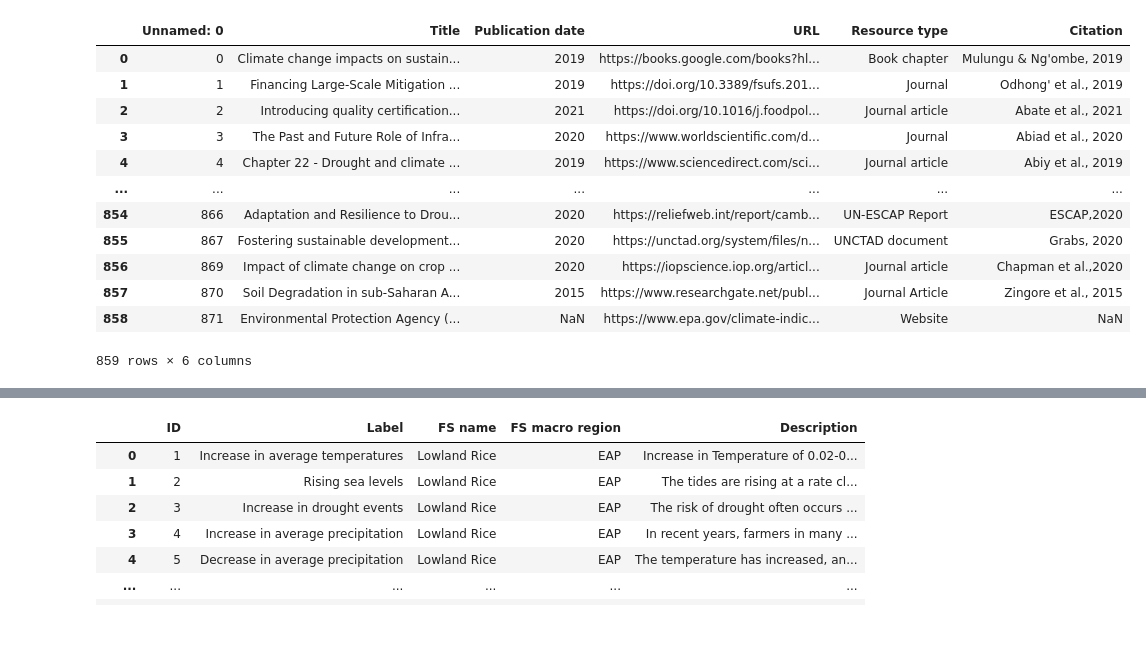
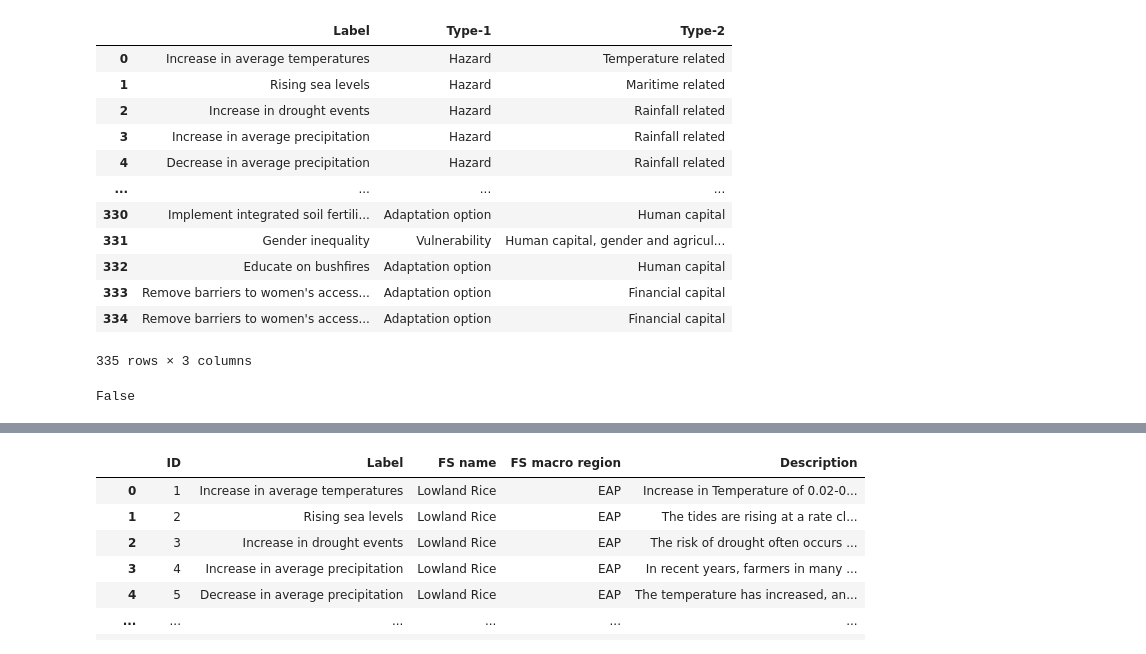
Before and after one commit to iberius96/DP_DPI, a Jupyter notebook: tests.ipynb, the cells around one changed output, grey strips where cells are left out. Drawn from its saved outputs; the diff is of its cells as text; code cells hidden in the pictures.

```diff
--- a/tests.ipynb
+++ b/tests.ipynb
@@ -6,22 +6,26 @@ import numpy as np
 import pandas as pd
 import matplotlib.pyplot as plt
 # %%
-df = pd.read_csv("test2.csv")
+df = pd.read_csv("CRISP/CSV/db/factors.csv")
 df
 # %% [output]
-|  | Unnamed: 0 | Title | Publication date | URL | Resource type | Citation |
-| 0 | 0 | Climate change impacts on sustain... | 2019 | https://books.google.com/books?hl... | Book chapter | Mulungu & Ng'ombe, 2019 |
-| 1 | 1 | Financing Large-Scale Mitigation ... | 2019 | https://doi.org/10.3389/fsufs.201... | Journal | Odhong' et al., 2019 |
-| 2 | 2 | Introducing quality certification... | 2021 | https://doi.org/10.1016/j.foodpol... | Journal article | Abate et al., 2021 |
-| 3 | 3 | The Past and Future Role of Infra... | 2020 | https://www.worldscientific.com/d... | Journal | Abiad et al., 2020 |
-| 4 | 4 | Chapter 22 - Drought and climate ... | 2019 | https://www.sciencedirect.com/sci... | Journal article | Abiy et al., 2019 |
-| ... | ... | ... | ... | ... | ... | ... |
-| 854 | 866 | Adaptation and Resilience to Drou... | 2020 | https://reliefweb.int/report/camb... | UN-ESCAP Report | ESCAP,2020 |
-| 855 | 867 | Fostering sustainable development... | 2020 | https://unctad.org/system/files/n... | UNCTAD document | Grabs, 2020 |
-| 856 | 869 | Impact of climate change on crop ... | 2020 | https://iopscience.iop.org/articl... | Journal article | Chapman et al.,2020 |
-| 857 | 870 | Soil Degradation in sub-Saharan A... | 2015 | https://www.researchgate.net/publ... | Journal Article | Zingore et al., 2015 |
-| 858 | 871 | Environmental Protection Agency (... | NaN | https://www.epa.gov/climate-indic... | Website | NaN |
+|  | Label | Type-1 | Type-2 |
+| 0 | Increase in average temperatures | Hazard | Temperature related |
+| 1 | Rising sea levels | Hazard | Maritime related |
+| 2 | Increase in drought events | Hazard | Rainfall related |
+| 3 | Increase in average precipitation | Hazard | Rainfall related |
+| 4 | Decrease in average precipitation | Hazard | Rainfall related |
+| ... | ... | ... | ... |
+| 330 | Implement integrated soil fertili... | Adaptation option | Human capital |
+| 331 | Gender inequality | Vulnerability | Human capital, gender and agricul... |
+| 332 | Educate on bushfires | Adaptation option | Human capital |
+| 333 | Remove barriers to women's access... | Adaptation option | Financial capital |
+| 334 | Remove barriers to women's access... | Adaptation option | Financial capital |
-859 rows × 6 columns
+335 rows × 3 columns
+# %%
+df['Label'].is_unique
+# %% [output]
+False
 # %%
 df.drop_duplicates(["Publication date","URL","Resource type","Citation"])[["Title","Publication date","URL","Resource type","Citation"]].to_csv("test2.csv")
 # %%
```
Also changed, not shown: 12 other files.
